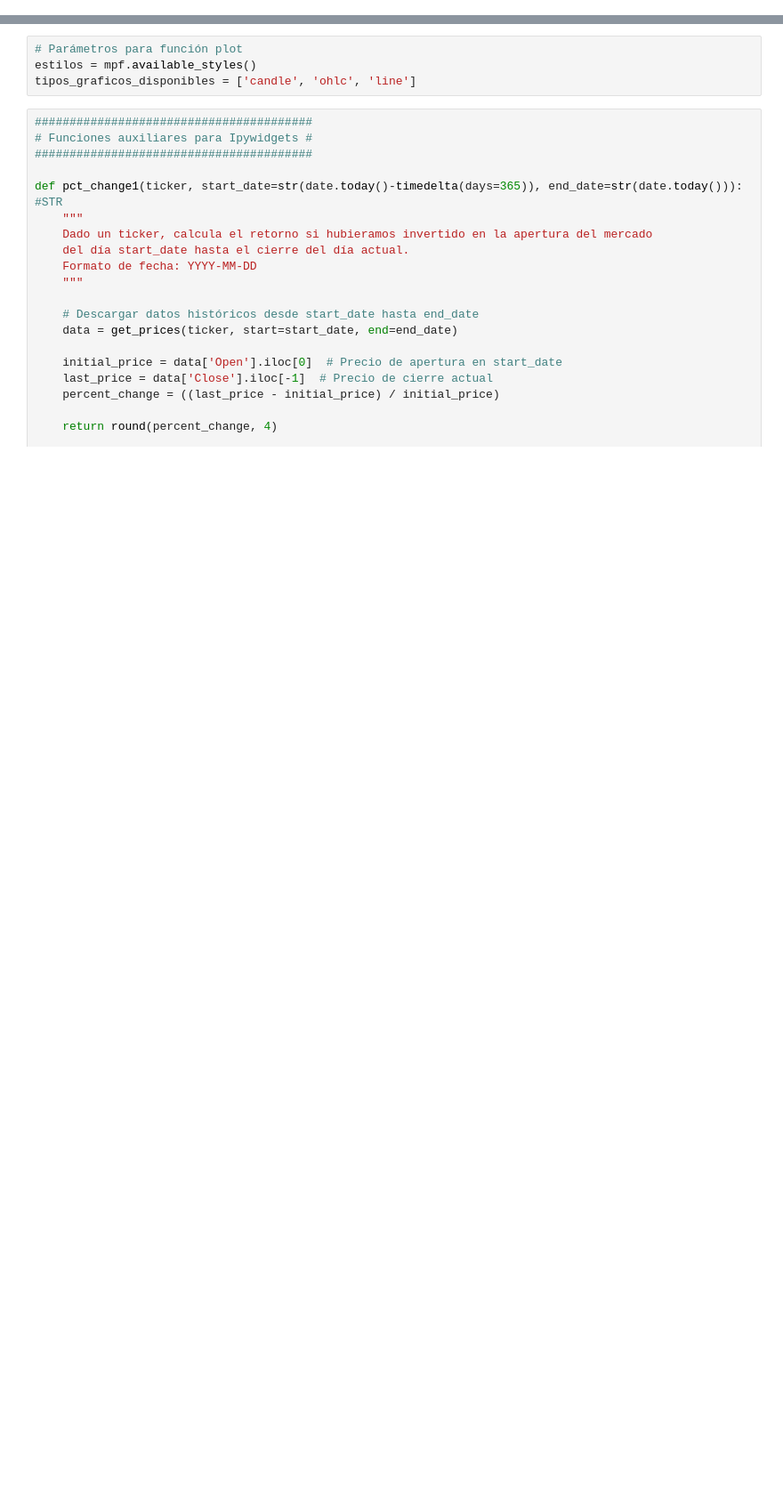
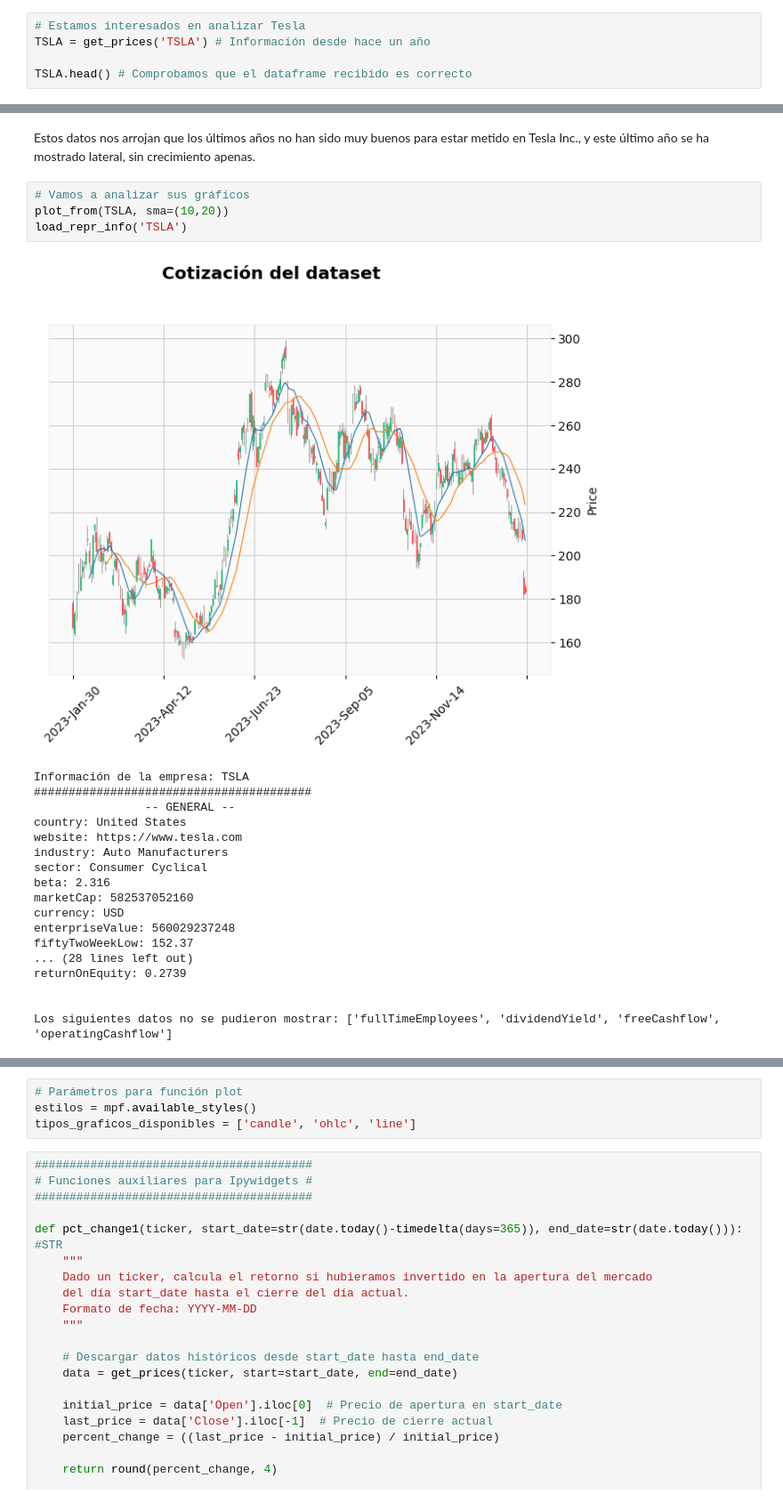
Before and after one commit to LaiqianDS/Stock_Analysis, a Jupyter notebook: Code/test.ipynb, the cells around one changed output, grey strips where cells are left out. Shown at 89% size. Cells and saved outputs as stored; diff of their text form; blank space fills up the shorter version.

```diff
--- a/Code/test.ipynb
+++ b/Code/test.ipynb
@@ -526,0 +7,5 @@ def results_impact(ticker):
+# %%
+# Estamos interesados en analizar Tesla
+TSLA = get_prices('TSLA') # Información desde hace un año
+
+TSLA.head() # Comprobamos que el dataframe recibido es correcto
@@ -526,0 +39,25 @@ def results_impact(ticker):
+# %% [markdown]
+Estos datos nos arrojan que los últimos años no han sido muy buenos para estar metido en Tesla Inc., y este último año se ha mostrado lateral, sin crecimiento apenas.
+# %%
+# Vamos a analizar sus gráficos
+plot_from(TSLA, sma=(10,20))
+load_repr_info('TSLA')
+# %% [output]
+[figure, added]
+Información de la empresa: TSLA
+########################################
+                -- GENERAL --
+country: United States
+website: https://www.tesla.com
+industry: Auto Manufacturers
+sector: Consumer Cyclical
+beta: 2.316
+marketCap: 582537052160
+currency: USD
+enterpriseValue: 560029237248
+fiftyTwoWeekLow: 152.37
+... (28 lines left out)
+returnOnEquity: 0.2739
+
+
+Los siguientes datos no se pudieron mostrar: ['fullTimeEmployees', 'dividendYield', 'freeCashflow', 'operatingCashflow']
```
Also changed, not shown: parts of 30 cells of this notebook, 2 other files.
